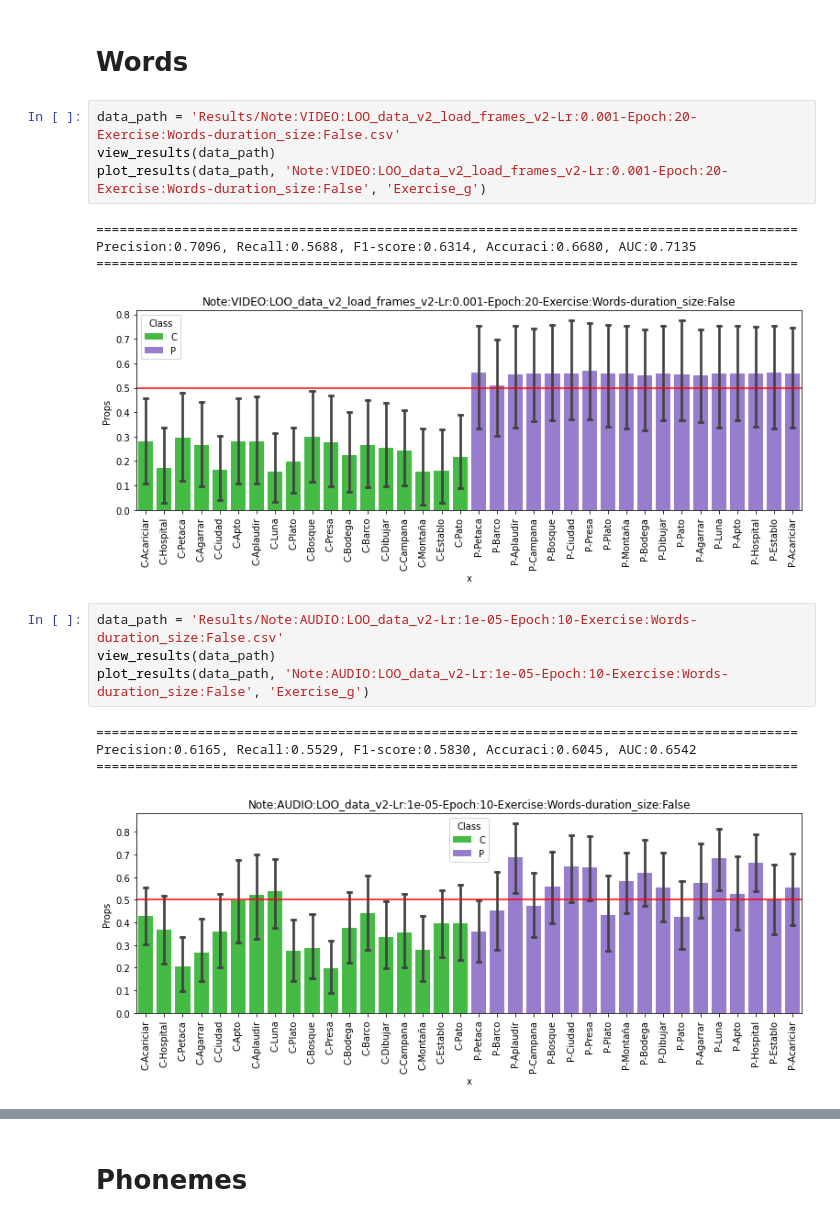
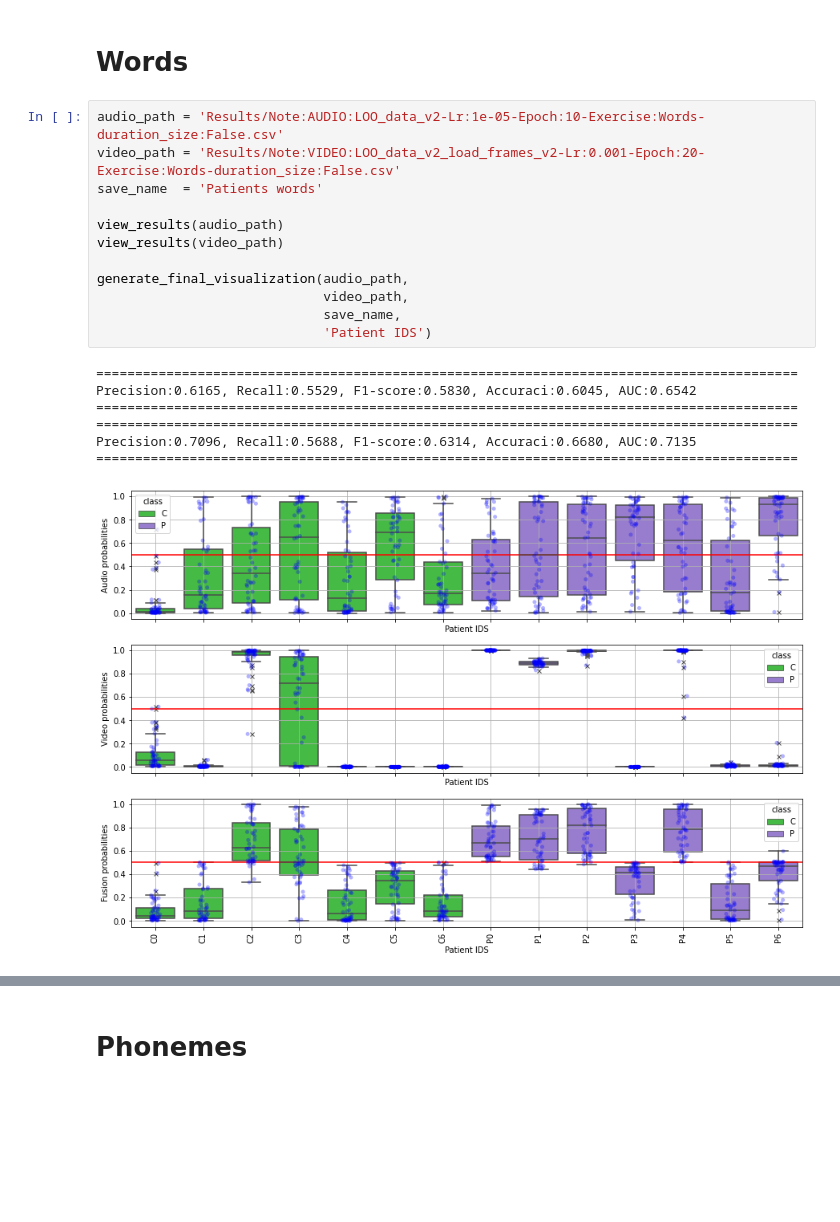
Before and after one commit to jdvalera19/Parkinson-Multimodal-Cross-Attention, a Jupyter notebook: View_result.ipynb, the cells around one changed output, grey strips where cells are left out. Cells and saved outputs as stored; diff of their text form; blank space fills up the shorter version.

Commit message:
visual results

```diff
--- a/View_result.ipynb
+++ b/View_result.ipynb
@@ -3,21 +3,23 @@ import os
 from Utils.visualization import *
 # %% [markdown]
 # Words
-# %%
-data_path = 'Results/Note:VIDEO:LOO_data_v2_load_frames_v2-Lr:0.001-Epoch:20-Exercise:Words-duration_size:False.csv'
-view_results(data_path)
-plot_results(data_path, 'Note:VIDEO:LOO_data_v2_load_frames_v2-Lr:0.001-Epoch:20-Exercise:Words-duration_size:False', 'Exercise_g')
-# %% [output]
-==========================================================================================
-Precision:0.7096, Recall:0.5688, F1-score:0.6314, Accuraci:0.6680, AUC:0.7135
-==========================================================================================
-[figure, removed]
 # %%
-data_path = 'Results/Note:AUDIO:LOO_data_v2-Lr:1e-05-Epoch:10-Exercise:Words-duration_size:False.csv'
-view_results(data_path)
-plot_results(data_path, 'Note:AUDIO:LOO_data_v2-Lr:1e-05-Epoch:10-Exercise:Words-duration_size:False', 'Exercise_g')
+audio_path = 'Results/Note:AUDIO:LOO_data_v2-Lr:1e-05-Epoch:10-Exercise:Words-duration_size:False.csv'
+video_path = 'Results/Note:VIDEO:LOO_data_v2_load_frames_v2-Lr:0.001-Epoch:20-Exercise:Words-duration_size:False.csv'
+save_name  = 'Patients words'
+
+view_results(audio_path)
+view_results(video_path)
+
+generate_final_visualization(audio_path,
+                             video_path,
+                             save_name,
+                             'Patient IDS')
 # %% [output]
 ==========================================================================================
 Precision:0.6165, Recall:0.5529, F1-score:0.5830, Accuraci:0.6045, AUC:0.6542
 ==========================================================================================
+==========================================================================================
+Precision:0.7096, Recall:0.5688, F1-score:0.6314, Accuraci:0.6680, AUC:0.7135
+==========================================================================================
-[figure, old version]
+[figure, new version]
```
Also changed, not shown: parts of 21 cells of this notebook, 14 other files.
